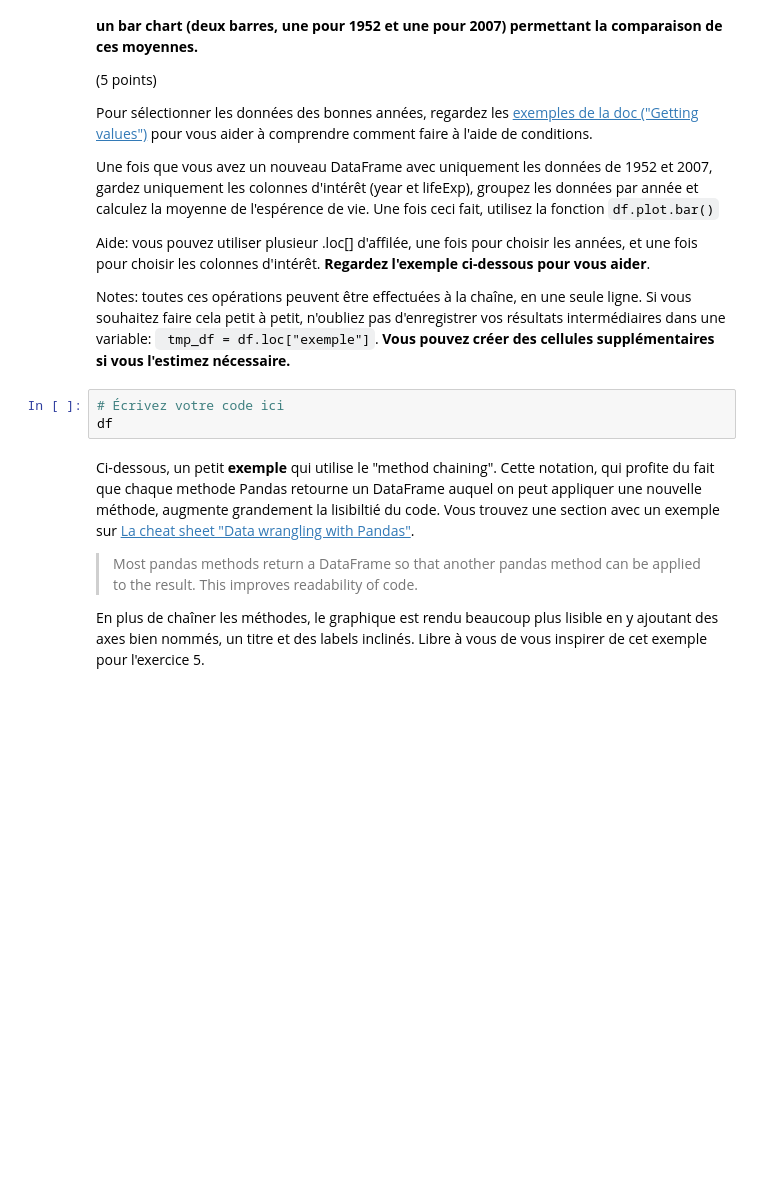
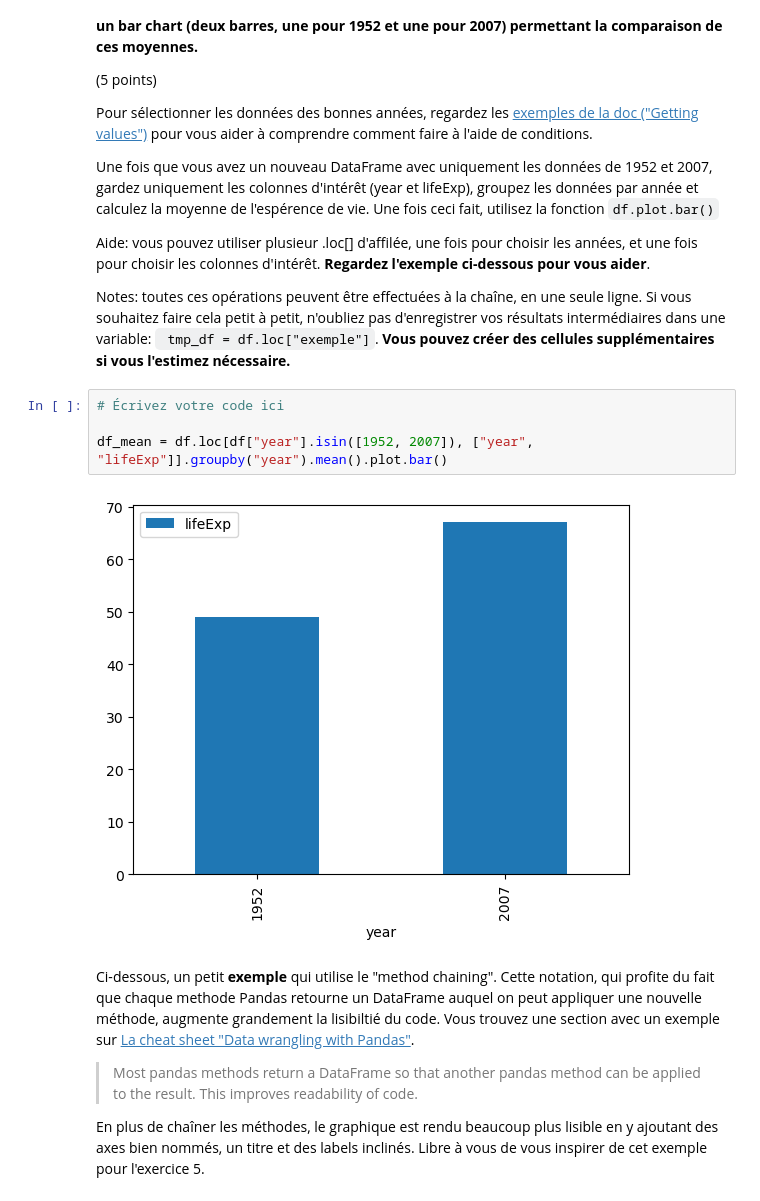
Before and after one commit to ShadySeko/ISD, a Jupyter notebook: TP2_ISD_SA2023.ipynb, the cells around one changed output. Drawn from its saved outputs; the diff is of its cells as text; blank space fills up the shorter version.

````diff
--- a/TP2_ISD_SA2023.ipynb
+++ b/TP2_ISD_SA2023.ipynb
@@ -354,7 +356,10 @@ Aide: vous pouvez utiliser plusieur .loc[] d'affilée, une fois pour choisir les
 Notes: toutes ces opérations peuvent être effectuées à la chaîne, en une seule ligne. Si vous souhaitez faire cela petit à petit, n'oubliez pas d'enregistrer vos résultats intermédiaires dans une variable: ``` tmp_df = df.loc["exemple"]```. **Vous pouvez créer des cellules supplémentaires si vous l'estimez nécessaire.**
 # %%
 # Écrivez votre code ici
-df
+
+df_mean = df.loc[df["year"].isin([1952, 2007]), ["year", "lifeExp"]].groupby("year").mean().plot.bar()
+# %% [output]
+[figure, added]
 # %% [markdown]
 Ci-dessous, un petit **exemple** qui utilise le "method chaining". Cette notation, qui profite du fait que chaque methode Pandas retourne un DataFrame auquel on peut appliquer une nouvelle méthode, augmente grandement la lisibiltié du code. Vous trouvez une section avec un exemple sur [La cheat sheet "Data wrangling with Pandas"](https://pandas.pydata.org/Pandas_Cheat_Sheet.pdf).
 
````
Also changed, not shown: parts of 7 cells of this notebook.
